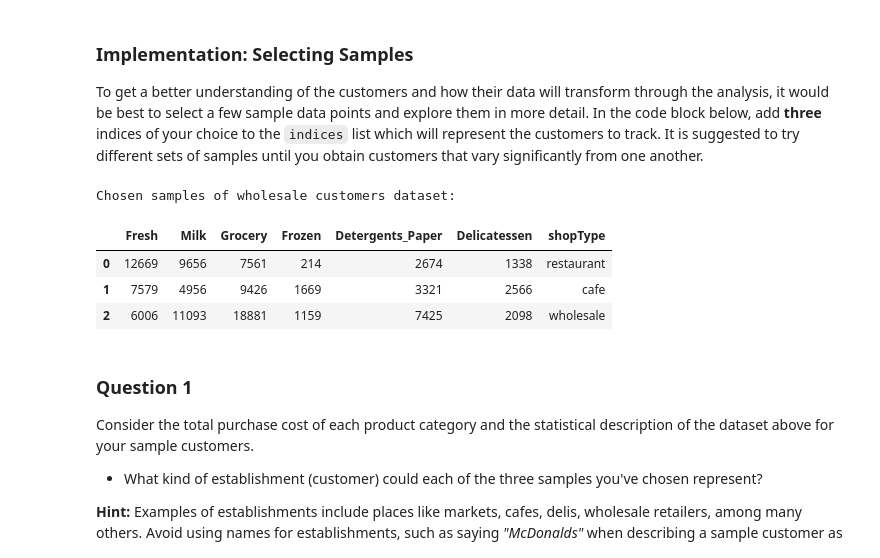
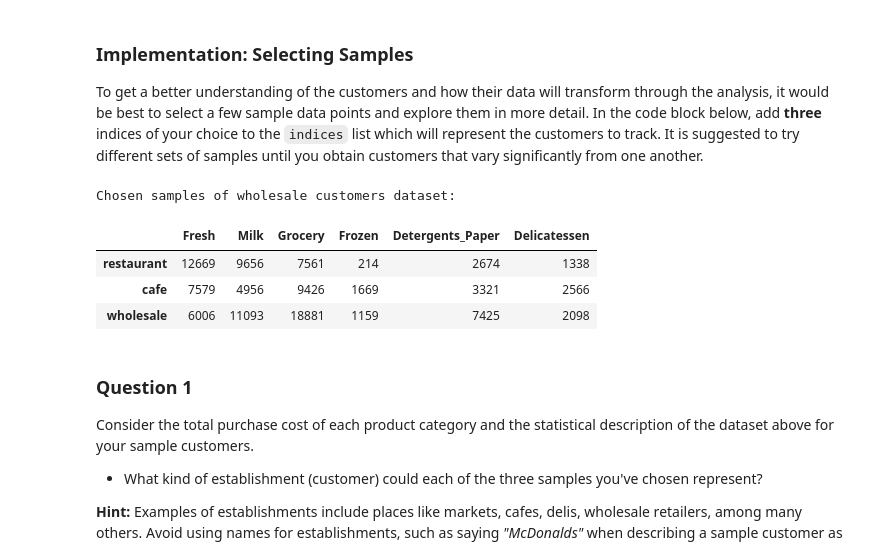
Before and after one commit to rodrigomaruyama/data_science, a Jupyter notebook: customers_segments/customer_segments.ipynb, the cells around one changed output. Saved outputs shown, nothing was run; the diff lists cells and outputs as text; code cells hidden in the pictures.

```diff
--- a/customers_segments/customer_segments.ipynb
+++ b/customers_segments/customer_segments.ipynb
@@ -65,19 +65,23 @@ To get a better understanding of the customers and how their data will transform
 # %%
 # TODO: Select three indices of your choice you wish to sample from the dataset
 indices = [0, 7, 9]
 
 # Create a DataFrame of the chosen samples
 samples = pd.DataFrame(data.loc[indices], columns = data.keys()).reset_index(drop = True)
+
+# https://stackoverflow.com/questions/12555323/adding-new-column-to-existing-dataframe-in-python-pandas?utm_medium=organic&utm_source=google_rich_qa&utm_campaign=google_rich_qa
 shopType = pd.Series(['restaurant', 'cafe', 'wholesale'])
 print("Chosen samples of wholesale customers dataset:")
 samples.assign(shopType = shopType.values)
-smapl
+
+# https://pandas.pydata.org/pandas-docs/stable/generated/pandas.DataFrame.set_index.html
+samples.set_index(shopType)
 # %% [output]
 Chosen samples of wholesale customers dataset:
-|  | Fresh | Milk | Grocery | Frozen | Detergents_Paper | Delicatessen | shopType |
-| 0 | 12669 | 9656 | 7561 | 214 | 2674 | 1338 | restaurant |
-| 1 | 7579 | 4956 | 9426 | 1669 | 3321 | 2566 | cafe |
-| 2 | 6006 | 11093 | 18881 | 1159 | 7425 | 2098 | wholesale |
+|  | Fresh | Milk | Grocery | Frozen | Detergents_Paper | Delicatessen |
+| restaurant | 12669 | 9656 | 7561 | 214 | 2674 | 1338 |
+| cafe | 7579 | 4956 | 9426 | 1669 | 3321 | 2566 |
+| wholesale | 6006 | 11093 | 18881 | 1159 | 7425 | 2098 |
 # %% [markdown]
 ### Question 1
 Consider the total purchase cost of each product category and the statistical description of the dataset above for your sample customers.
```
Also changed, not shown: parts of 2 cells of this notebook.
